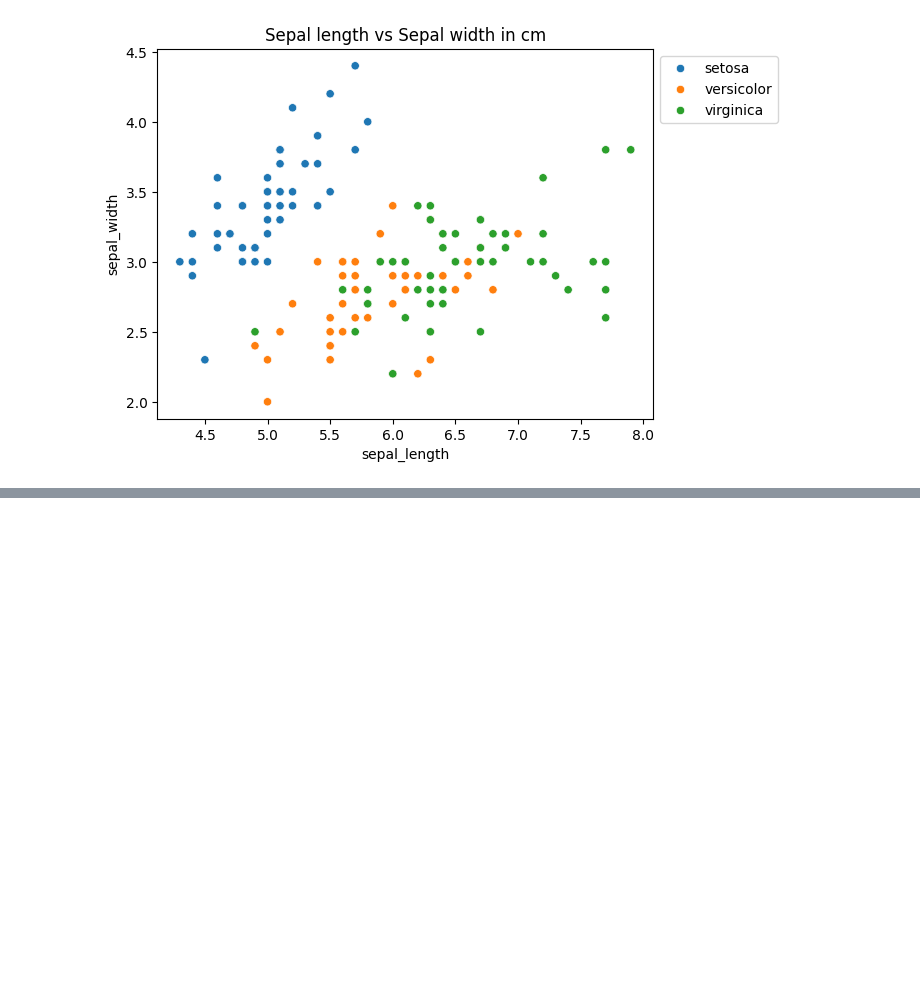
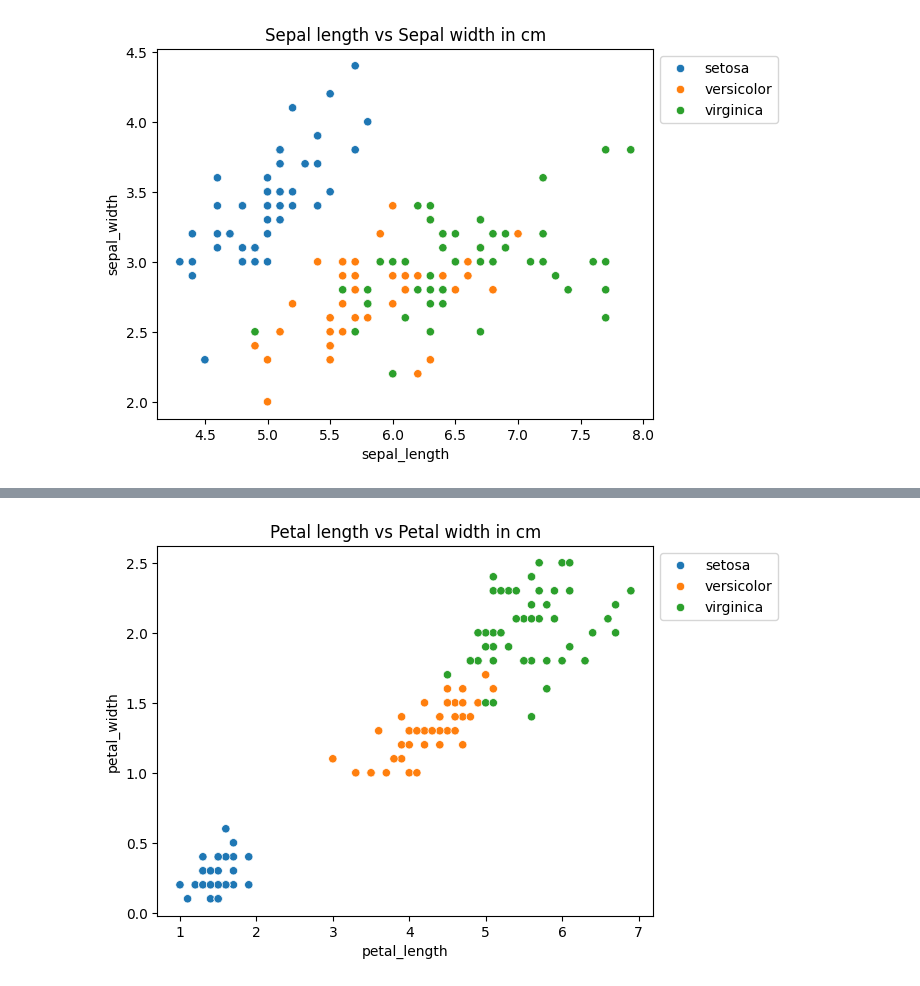
Before and after one commit to Dulyana-Silva/EDA-Iris-Dataset, a Jupyter notebook: Iris.ipynb, the cells around one changed output, grey strips where cells are left out. Saved outputs shown, nothing was run; the diff lists cells and outputs as text; code cells hidden in the pictures; blank space fills up the shorter version.

```diff
--- a/Iris.ipynb
+++ b/Iris.ipynb
@@ -119,0 +128,8 @@ plt.show()
+# %%
+#Comparing Patel Length and Patel Width
+sns.scatterplot(x = "petal_length", y= "petal_width", data= df, hue= "species")
+plt.legend(bbox_to_anchor=(1,1), loc=2)
+plt.title("Petal length vs Petal width in cm")
+plt.show()
+# %% [output]
+[figure, added]
```
Also changed, not shown: parts of 3 cells of this notebook.
